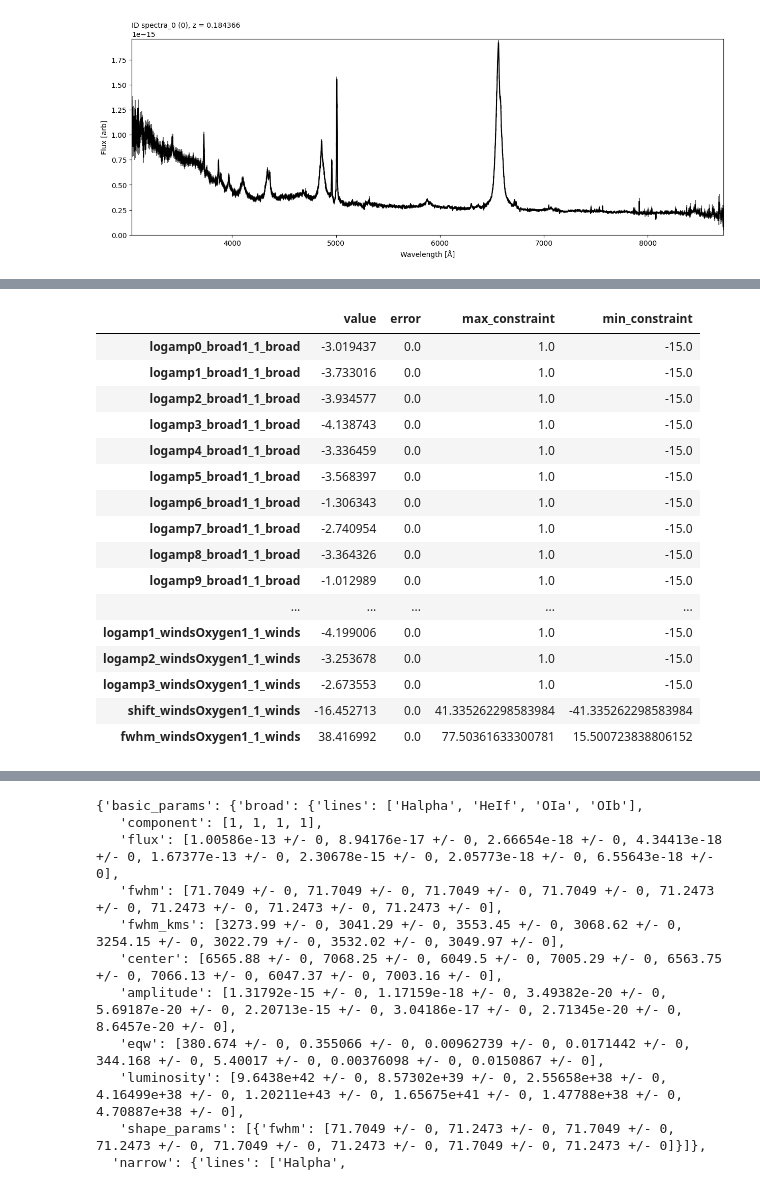
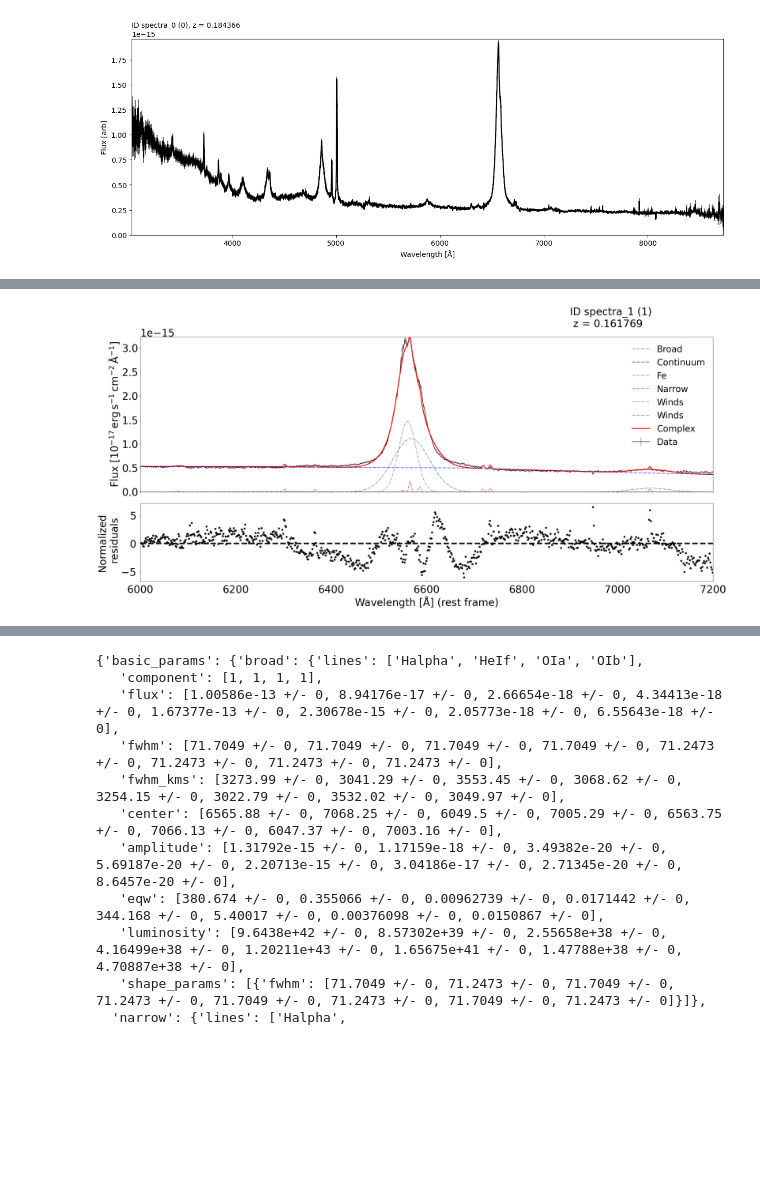
Before and after one commit to felavila/sheap, a Jupyter notebook: tutorials/tutorial_1.ipynb, the cells around one changed output, grey strips where cells are left out. Cells and saved outputs as stored; diff of their text form; code cells hidden in the pictures; blank space fills up the shorter version.

```diff
--- a/tutorials/tutorial_1.ipynb
+++ b/tutorials/tutorial_1.ipynb
@@ -118,20 +111,4 @@ pd.set_option('display.max_colwidth', None)  # (optional) don't truncate cells
 # %%
-spec_class.result_panda(1)
+spec_class.modelplot.plot(1)
 # %% [output]
-|  | value | error | max_constraint | min_constraint |
-| logamp0_broad1_1_broad | -3.019437 | 0.0 | 1.0 | -15.0 |
-| logamp1_broad1_1_broad | -3.733016 | 0.0 | 1.0 | -15.0 |
-| logamp2_broad1_1_broad | -3.934577 | 0.0 | 1.0 | -15.0 |
-| logamp3_broad1_1_broad | -4.138743 | 0.0 | 1.0 | -15.0 |
-| logamp4_broad1_1_broad | -3.336459 | 0.0 | 1.0 | -15.0 |
-| logamp5_broad1_1_broad | -3.568397 | 0.0 | 1.0 | -15.0 |
-| logamp6_broad1_1_broad | -1.306343 | 0.0 | 1.0 | -15.0 |
-| logamp7_broad1_1_broad | -2.740954 | 0.0 | 1.0 | -15.0 |
-| logamp8_broad1_1_broad | -3.364326 | 0.0 | 1.0 | -15.0 |
-| logamp9_broad1_1_broad | -1.012989 | 0.0 | 1.0 | -15.0 |
-| ... | ... | ... | ... | ... |
-| logamp1_windsOxygen1_1_winds | -4.199006 | 0.0 | 1.0 | -15.0 |
-| logamp2_windsOxygen1_1_winds | -3.253678 | 0.0 | 1.0 | -15.0 |
-| logamp3_windsOxygen1_1_winds | -2.673553 | 0.0 | 1.0 | -15.0 |
-| shift_windsOxygen1_1_winds | -16.452713 | 0.0 | 41.335262298583984 | -41.335262298583984 |
-| fwhm_windsOxygen1_1_winds | 38.416992 | 0.0 | 77.50361633300781 | 15.500723838806152 |
+[figure, added]
```
Also changed, not shown: parts of 38 cells of this notebook, 3 other files.
